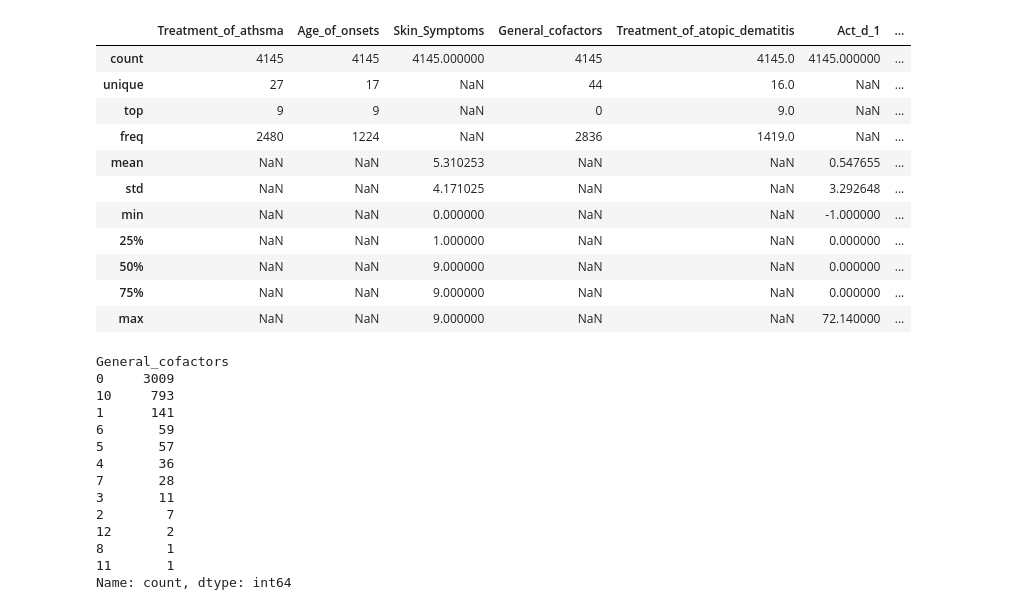
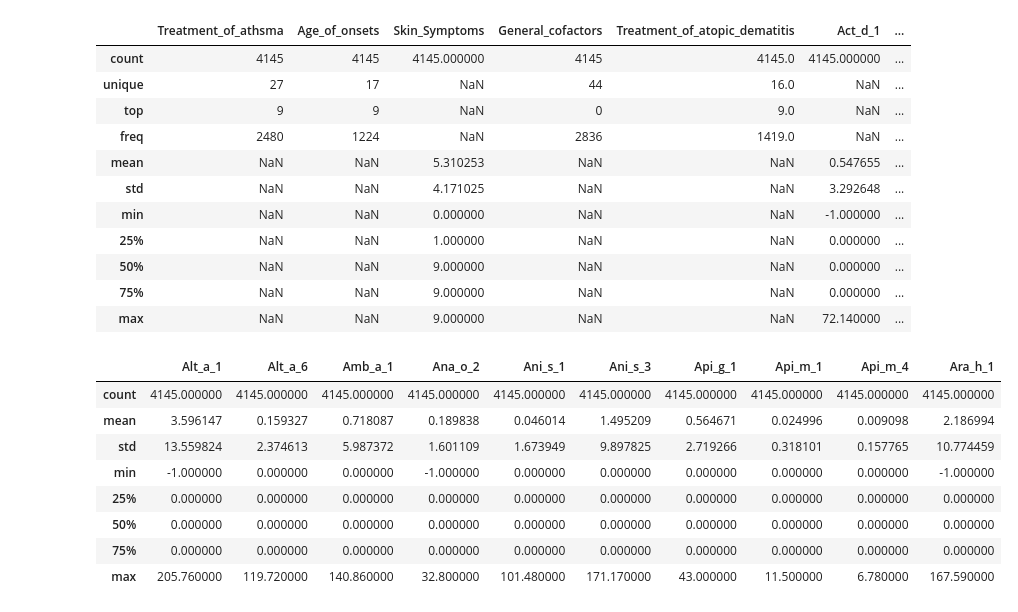
Before and after one commit to IngeaJeanOlivier/Allergies, a Jupyter notebook: notebooks/nb_jean_olivier.ipynb, the cells around one changed output. Saved outputs shown, nothing was run; the diff lists cells and outputs as text; code cells hidden in the pictures.

```diff
--- a/notebooks/nb_jean_olivier.ipynb
+++ b/notebooks/nb_jean_olivier.ipynb
@@ -339,20 +339,17 @@ df2["Treatment_of_athsma"] = df2["Treatment_of_athsma"].apply(lambda z: int(z) i
 df2["Treatment_of_athsma"] = df2["Treatment_of_athsma"].apply(lambda z: z if (z==0) or (z==9) else 1)
 # %%
 df2["General_cofactors"] = df2["General_cofactors"].apply(lambda z: int(z.split(",")[0]) if type(z)!=int else z)
+
+df2["Treatment_of_atopic_dematitis"] = df2["Treatment_of_atopic_dematitis"].apply(lambda z: int(z.split(",")[0]) if type(z)!=int else z)
 # %%
-df2["General_cofactors"].value_counts()
+df2.iloc[:, 20:30].describe(include="all")
 # %% [output]
-General_cofactors
-0     3009
-10     793
-1      141
-6       59
-5       57
-4       36
-7       28
-3       11
-2        7
-12       2
-8        1
-11       1
-Name: count, dtype: int64
+|  | Alt_a_1 | Alt_a_6 | Amb_a_1 | Ana_o_2 | Ani_s_1 | Ani_s_3 | Api_g_1 | Api_m_1 | Api_m_4 | Ara_h_1 |
+| count | 4145.000000 | 4145.000000 | 4145.000000 | 4145.000000 | 4145.000000 | 4145.000000 | 4145.000000 | 4145.000000 | 4145.000000 | 4145.000000 |
+| mean | 3.596147 | 0.159327 | 0.718087 | 0.189838 | 0.046014 | 1.495209 | 0.564671 | 0.024996 | 0.009098 | 2.186994 |
+| std | 13.559824 | 2.374613 | 5.987372 | 1.601109 | 1.673949 | 9.897825 | 2.719266 | 0.318101 | 0.157765 | 10.774459 |
+| min | -1.000000 | 0.000000 | 0.000000 | -1.000000 | 0.000000 | 0.000000 | 0.000000 | 0.000000 | 0.000000 | -1.000000 |
+| 25% | 0.000000 | 0.000000 | 0.000000 | 0.000000 | 0.000000 | 0.000000 | 0.000000 | 0.000000 | 0.000000 | 0.000000 |
+| 50% | 0.000000 | 0.000000 | 0.000000 | 0.000000 | 0.000000 | 0.000000 | 0.000000 | 0.000000 | 0.000000 | 0.000000 |
+| 75% | 0.000000 | 0.000000 | 0.000000 | 0.000000 | 0.000000 | 0.000000 | 0.000000 | 0.000000 | 0.000000 | 0.000000 |
+| max | 205.760000 | 119.720000 | 140.860000 | 32.800000 | 101.480000 | 171.170000 | 43.000000 | 11.500000 | 6.780000 | 167.590000 |
```
Also changed, not shown: parts of 9 cells of this notebook.
